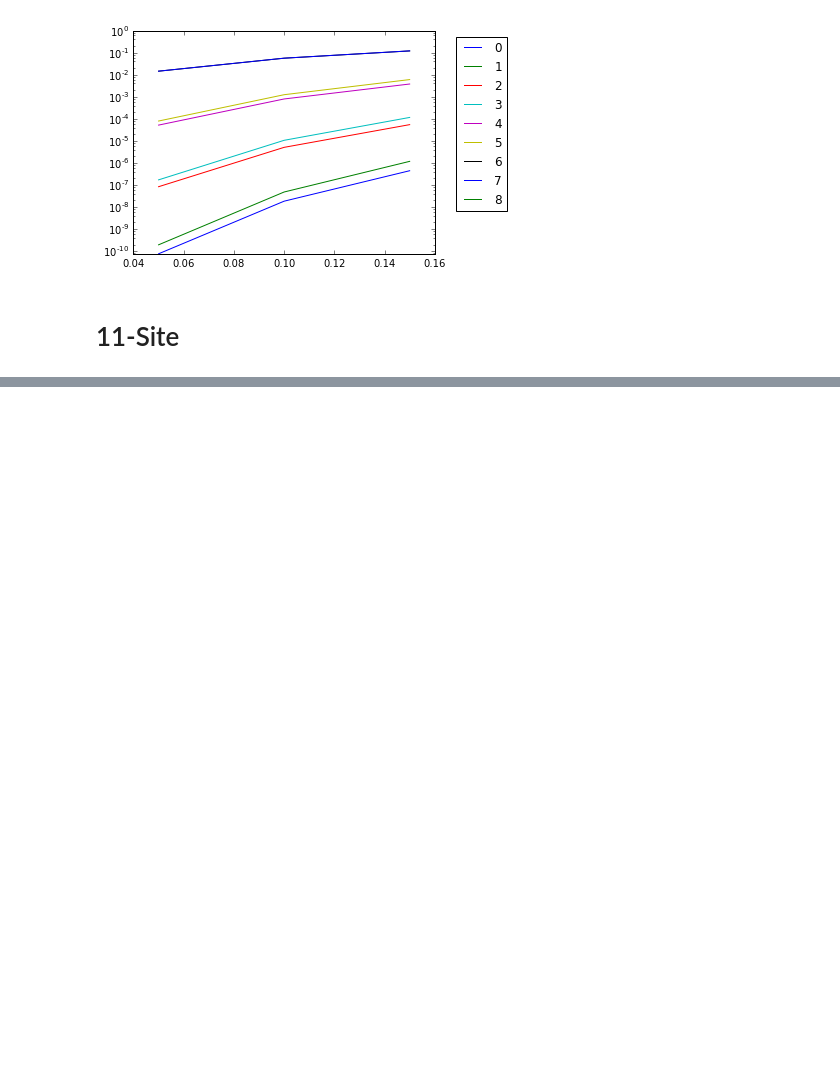
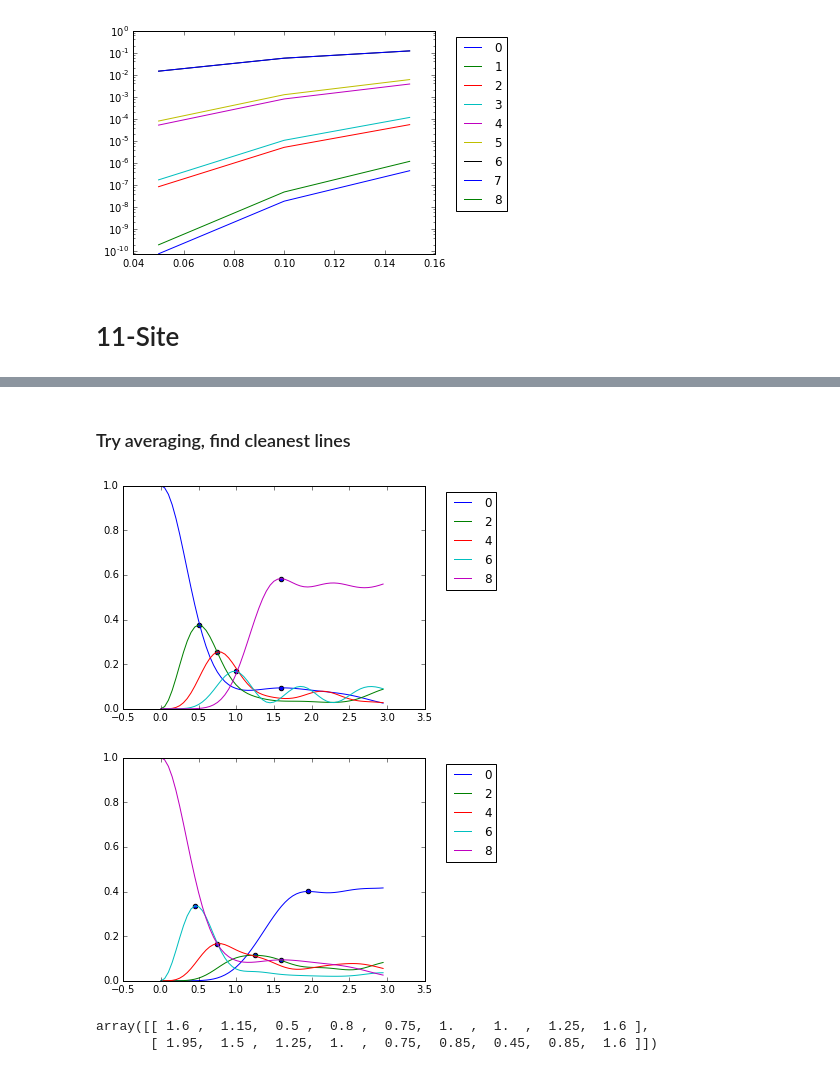
Before and after one commit to cnstahl/Asymmetric, a Jupyter notebook: python/Hamiltonian/Dense Hamiltonian.ipynb, the cells around one changed output, grey strips where cells are left out. Saved outputs shown, nothing was run; the diff lists cells and outputs as text; code cells hidden in the pictures; blank space fills up the shorter version.

```diff
--- a/python/Hamiltonian/Dense Hamiltonian.ipynb
+++ b/python/Hamiltonian/Dense Hamiltonian.ipynb
@@ -235,0 +237,39 @@ plt.show()
+# %% [markdown]
+### Try averaging, find cleanest lines
+# %%
+L = 7; end = 3; n = 20
+# %%
+end = (int) (n*3)
+peaks = np.zeros((2,L))
+
+ax = plt.subplot(111)
+for i in range(L):
+    peaks[0,i] = argrelextrema(weightfore9[i], np.greater)[0][0]
+    if (i%2==0):
+        ax.plot(np.arange(end)/n,weightfore9[i,:end], label = str(i))
+        ax.scatter(peaks[0,i]/n, weightfore9[i, (int)(peaks[0,i])])
+box = ax.get_position()
+ax.set_position([box.x0, box.y0, box.width * 0.9, box.height])
+ax.legend(bbox_to_anchor=(1.05, 1), loc=2)
+plt.ylim(0,1)
+plt.show()
+
+ax = plt.subplot(111)
+for i in range(L):
+    peaks[1,i] = argrelextrema(weightback9[i], np.greater)[0][0]
+    if (i%2==0):
+        ax.plot(np.arange(end)/n,weightback9[i,:end], label = str(i))
+        ax.scatter(peaks[1,i]/n, weightback9[i, (int)(peaks[1,i])])
+box = ax.get_position()
+ax.set_position([box.x0, box.y0, box.width * 0.9, box.height])
+ax.legend(bbox_to_anchor=(1.05, 1), loc=2)
+plt.ylim(0,1)
+plt.show()
+# %% [output]
+[figure, added]
+[figure, added]
+# %%
+peaks/n
+# %% [output]
+array([[ 1.6 ,  1.15,  0.5 ,  0.8 ,  0.75,  1.  ,  1.  ,  1.25,  1.6 ],
+       [ 1.95,  1.5 ,  1.25,  1.  ,  0.75,  0.85,  0.45,  0.85,  1.6 ]])
```
Also changed, not shown: parts of 4 cells of this notebook, 8 other files.
